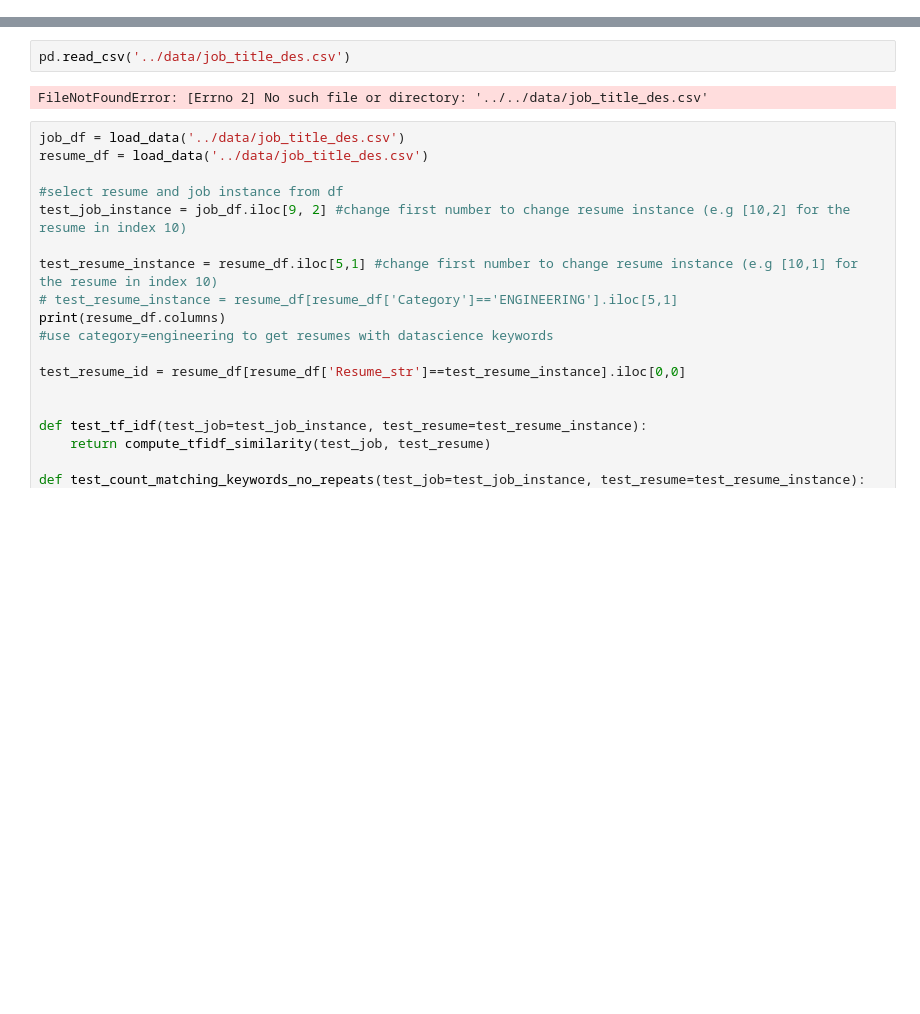
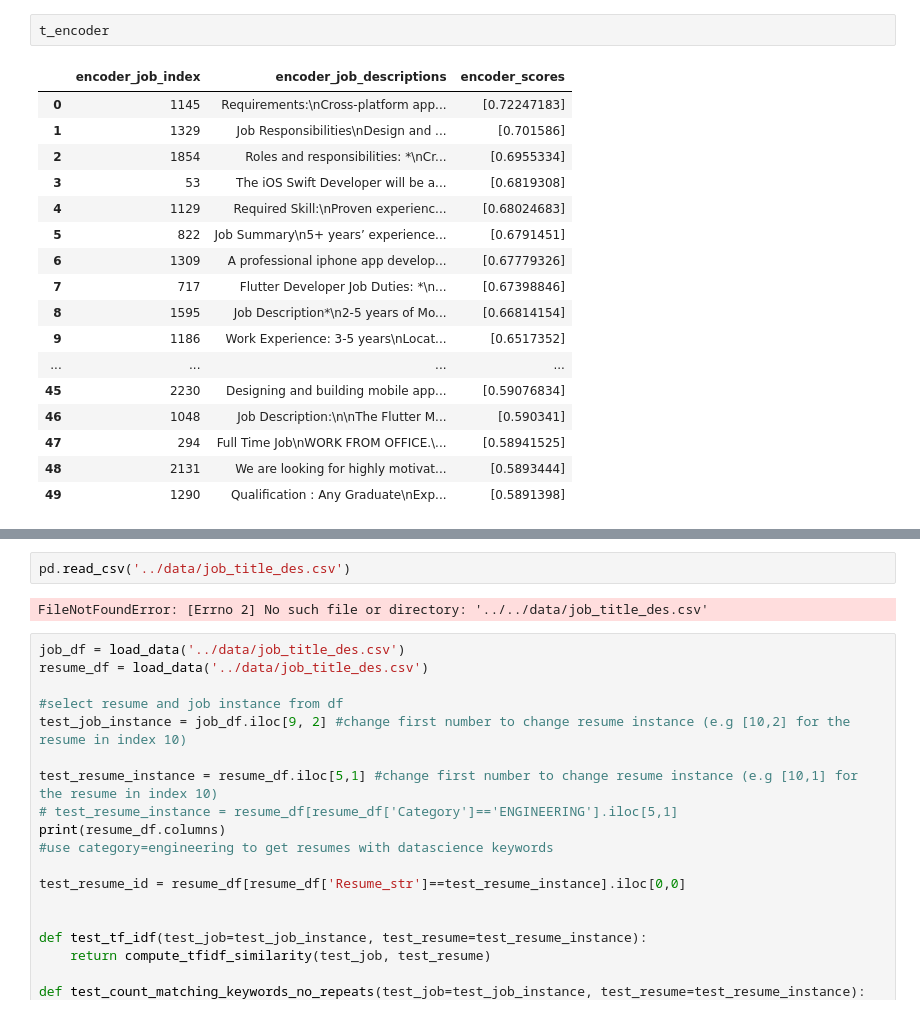
Before and after one commit to JonnyBeAverage/Jobable, a Jupyter notebook: jobable/ml_logic/test.ipynb, the cells around one changed output, grey strips where cells are left out. Cells and saved outputs as stored; diff of their text form; blank space fills up the shorter version.

```diff
--- a/jobable/ml_logic/test.ipynb
+++ b/jobable/ml_logic/test.ipynb
@@ -5,0 +184,20 @@ NameError: name 'fr' is not defined
+# %%
+t_encoder
+# %% [output]
+|  | encoder_job_index | encoder_job_descriptions | encoder_scores |
+| 0 | 1145 | Requirements:\nCross-platform app... | [0.72247183] |
+| 1 | 1329 | Job Responsibilities\nDesign and ... | [0.701586] |
+| 2 | 1854 | Roles and responsibilities: *\nCr... | [0.6955334] |
+| 3 | 53 | The iOS Swift Developer will be a... | [0.6819308] |
+| 4 | 1129 | Required Skill:\nProven experienc... | [0.68024683] |
+| 5 | 822 | Job Summary\n5+ years’ experience... | [0.6791451] |
+| 6 | 1309 | A professional iphone app develop... | [0.67779326] |
+| 7 | 717 | Flutter Developer Job Duties: *\n... | [0.67398846] |
+| 8 | 1595 | Job Description*\n2-5 years of Mo... | [0.66814154] |
+| 9 | 1186 | Work Experience: 3-5 years\nLocat... | [0.6517352] |
+| ... | ... | ... | ... |
+| 45 | 2230 | Designing and building mobile app... | [0.59076834] |
+| 46 | 1048 | Job Description:\n\nThe Flutter M... | [0.590341] |
+| 47 | 294 | Full Time Job\nWORK FROM OFFICE.\... | [0.58941525] |
+| 48 | 2131 | We are looking for highly motivat... | [0.5893444] |
+| 49 | 1290 | Qualification : Any Graduate\nExp... | [0.5891398] |
```
Also changed, not shown: parts of 20 cells of this notebook, 2 other files.
